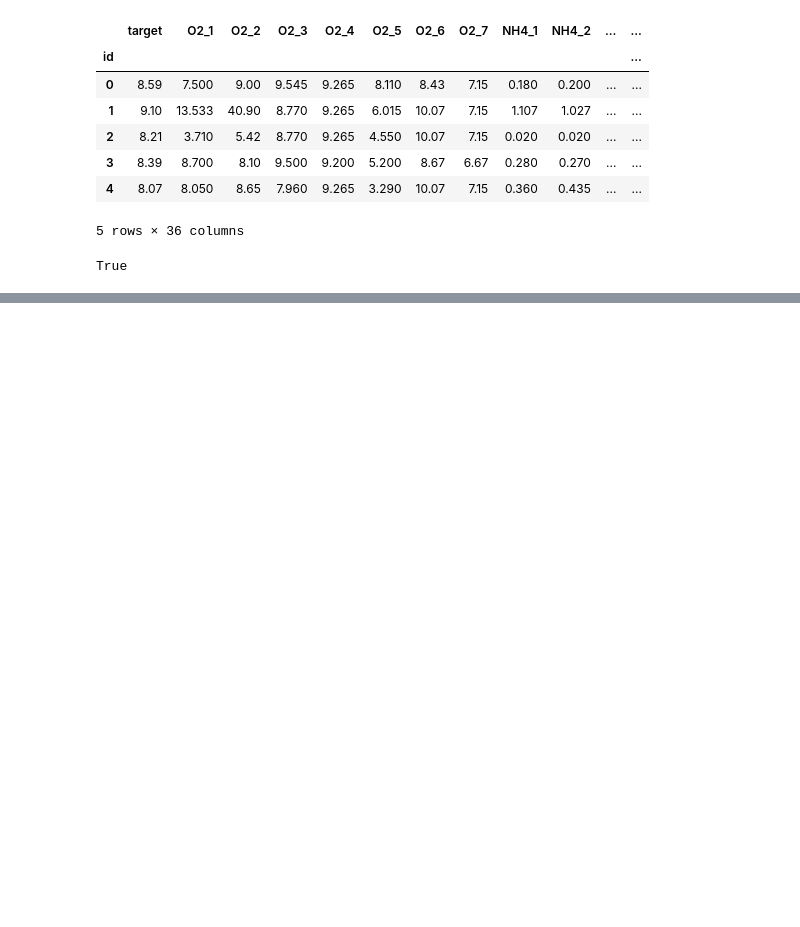
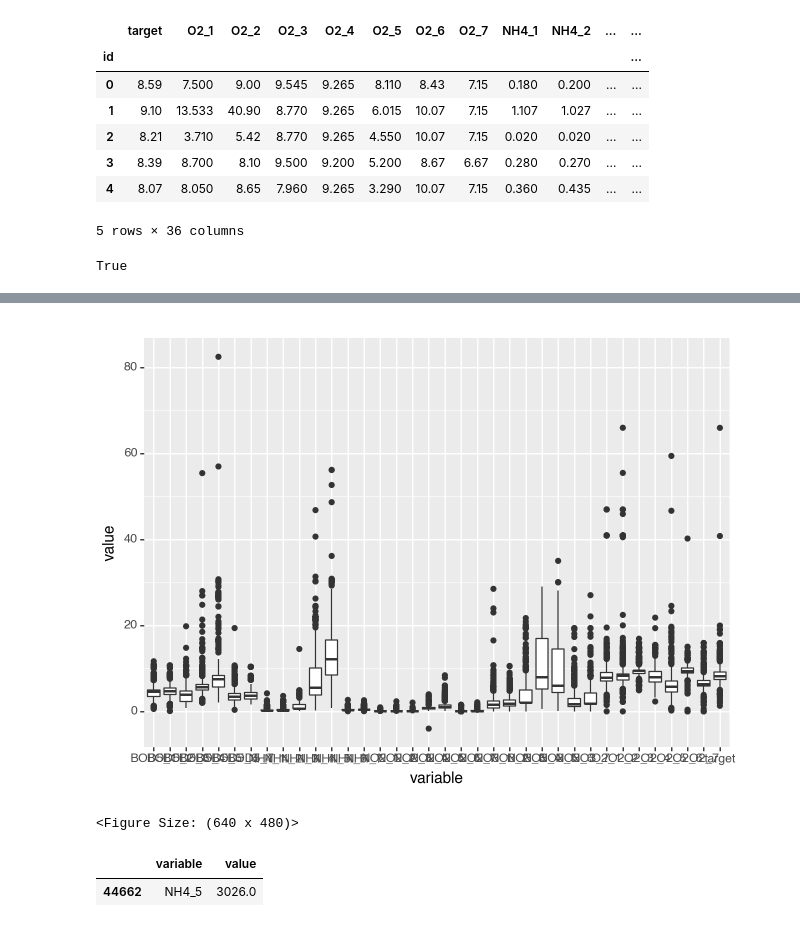
Before and after one commit to Pdubbs/Kaggle, a Jupyter notebook: Playground/202308s3e21/var_transform.ipynb, the cells around one changed output, grey strips where cells are left out. Drawn from its saved outputs; the diff is of its cells as text; code cells hidden in the pictures; blank space fills up the shorter version.

```diff
--- a/Playground/202308s3e21/var_transform.ipynb
+++ b/Playground/202308s3e21/var_transform.ipynb
@@ -33,0 +70,14 @@ True
+# %%
+(
+    ggplot(melted) +
+    geom_boxplot(aes(x='variable', y='value'))
+)
+# here we find a ridiculous outlier
+# %% [output]
+[figure, added]
+<Figure Size: (640 x 480)>
+# %%
+melted.iloc[np.where(melted.value > 1000)]
+# %% [output]
+|  | variable | value |
+| 44662 | NH4_5 | 3026.0 |
```
Also changed, not shown: parts of 15 cells of this notebook.
